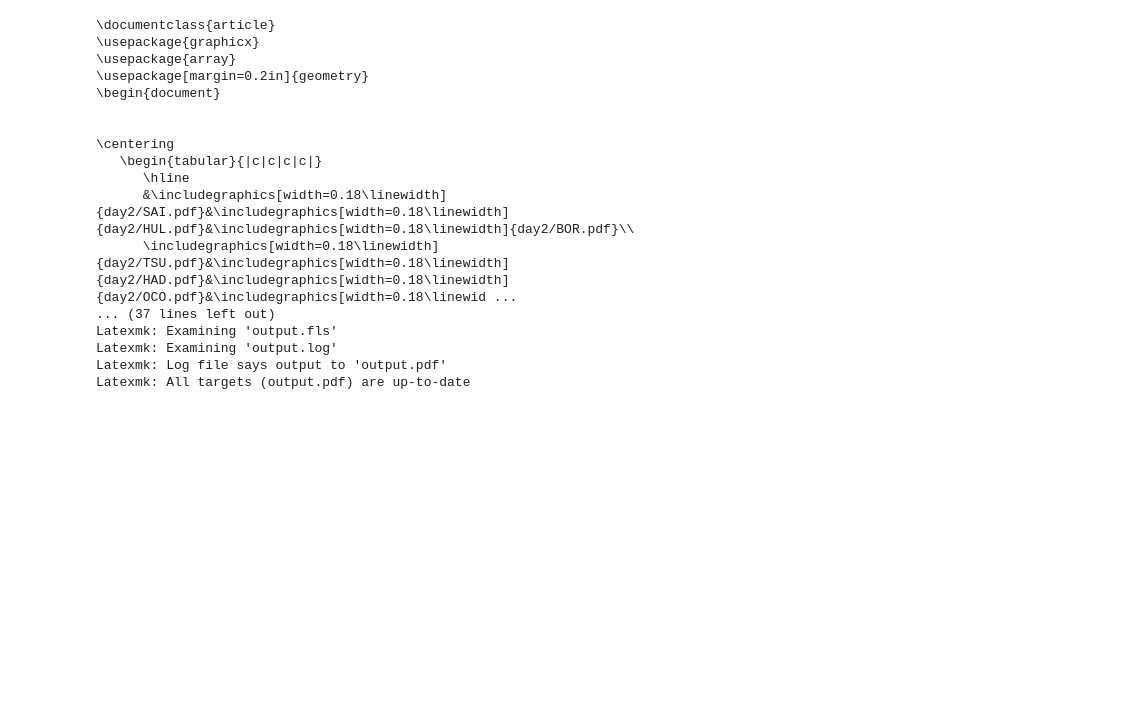
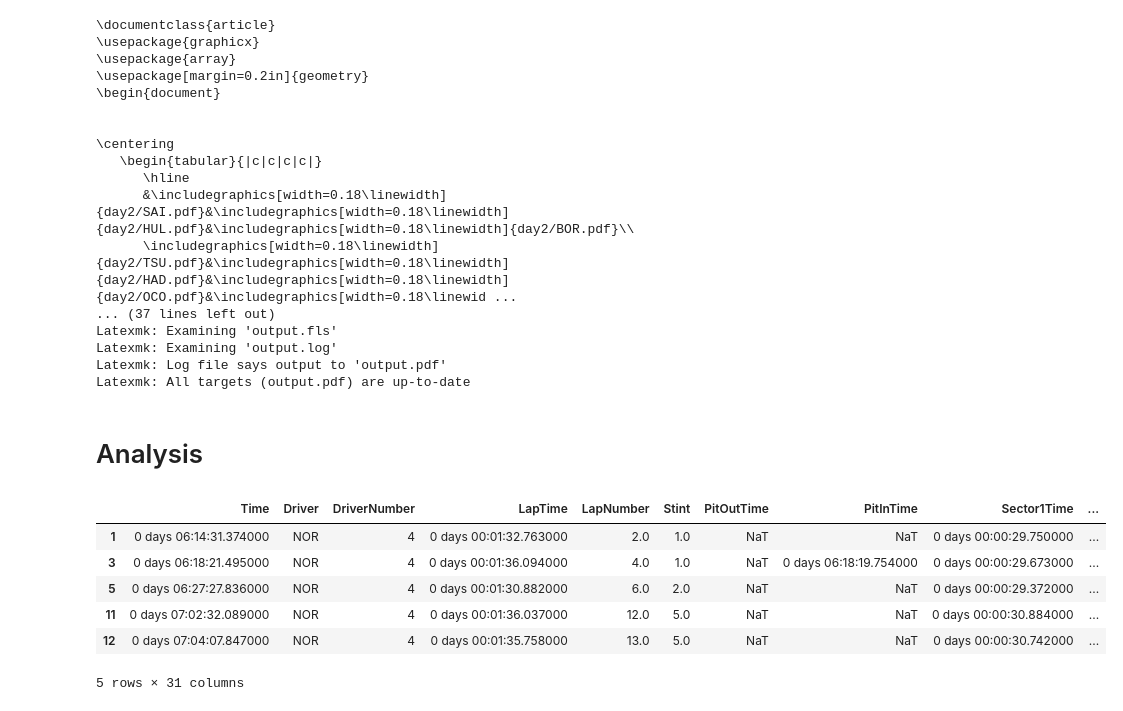
Before and after one commit to Yoshi234/f1-fanatasy-analysis, a Jupyter notebook: scripts/testing_2025/notes.ipynb, the cells around one changed output. Saved outputs shown, nothing was run; the diff lists cells and outputs as text; code cells hidden in the pictures; blank space fills up the shorter version.

Commit message:
Got average run times for some drivers on day 2

```diff
--- a/scripts/testing_2025/notes.ipynb
+++ b/scripts/testing_2025/notes.ipynb
@@ -319,3 +319,16 @@ Latexmk: Examining 'output.fls'
 Latexmk: Examining 'output.log'
 Latexmk: Log file says output to 'output.pdf'
 Latexmk: All targets (output.pdf) are up-to-date
+# %% [markdown]
+# Analysis
+# %%
+NOR = testing.laps.pick_drivers('NOR').pick_quicklaps()
+NOR.head()
+# %% [output]
+|  | Time | Driver | DriverNumber | LapTime | LapNumber | Stint | PitOutTime | PitInTime | Sector1Time | ... |
+| 1 | 0 days 06:14:31.374000 | NOR | 4 | 0 days 00:01:32.763000 | 2.0 | 1.0 | NaT | NaT | 0 days 00:00:29.750000 | ... |
+| 3 | 0 days 06:18:21.495000 | NOR | 4 | 0 days 00:01:36.094000 | 4.0 | 1.0 | NaT | 0 days 06:18:19.754000 | 0 days 00:00:29.673000 | ... |
+| 5 | 0 days 06:27:27.836000 | NOR | 4 | 0 days 00:01:30.882000 | 6.0 | 2.0 | NaT | NaT | 0 days 00:00:29.372000 | ... |
+| 11 | 0 days 07:02:32.089000 | NOR | 4 | 0 days 00:01:36.037000 | 12.0 | 5.0 | NaT | NaT | 0 days 00:00:30.884000 | ... |
+| 12 | 0 days 07:04:07.847000 | NOR | 4 | 0 days 00:01:35.758000 | 13.0 | 5.0 | NaT | NaT | 0 days 00:00:30.742000 | ... |
+5 rows × 31 columns
```
Also changed, not shown: parts of 9 cells of this notebook.
